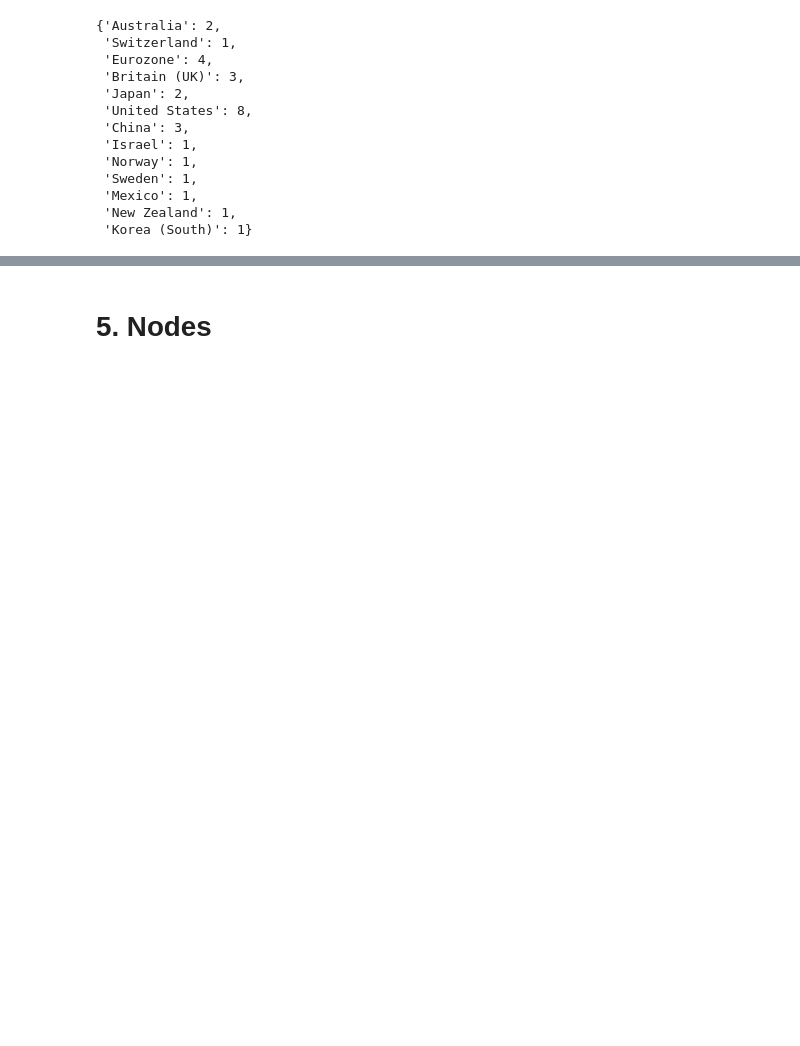
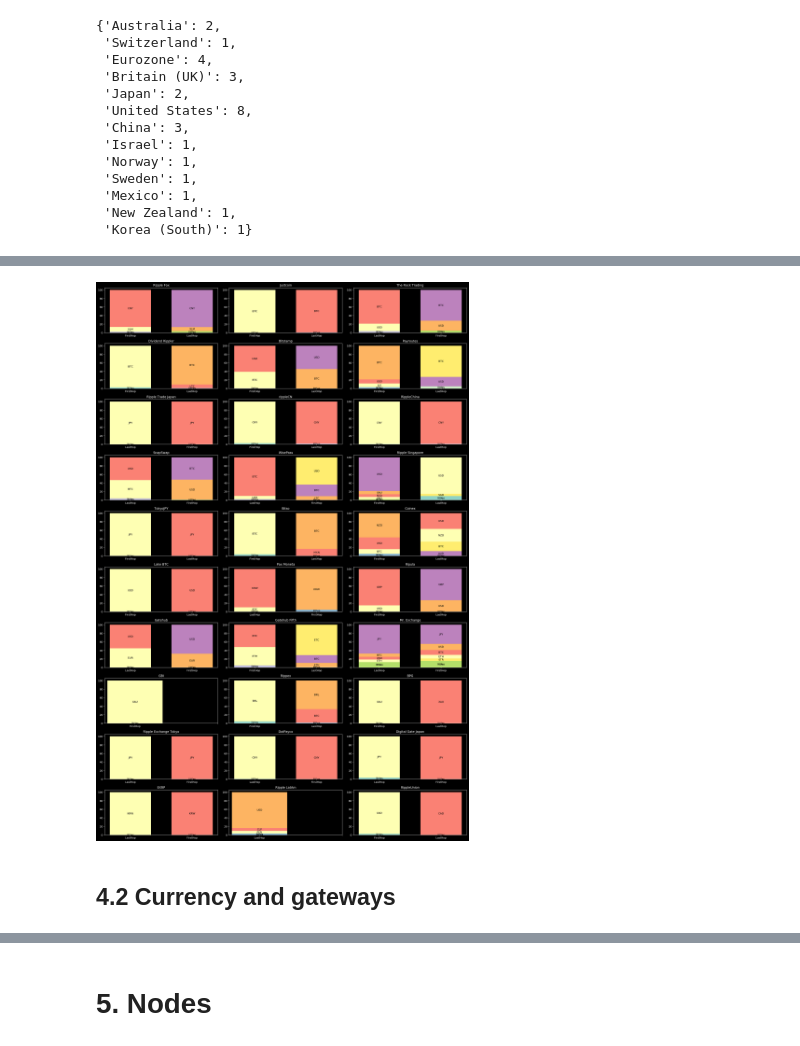
Before and after one commit to dedis/student_19_ripple-locality, a Jupyter notebook: ripple_analysis/notebooks/ripple_analysis.ipynb, the cells around one changed output, grey strips where cells are left out. Drawn from its saved outputs; the diff is of its cells as text; code cells hidden in the pictures; blank space fills up the shorter version.

```diff
--- a/ripple_analysis/ripple_analysis.ipynb
+++ b/ripple_analysis/notebooks/ripple_analysis.ipynb
@@ -934,0 +944,18 @@ country_to_nb_gateways
+# %%
+gateway_to_nb_txns_per_currency = collections.defaultdict(dict)
+
+for txn in tqdm(data):
+    if(txn['success'] == 'tesSUCCESS'):
+        if 'links' in txn.keys():
+            for link in txn['links']:
+                currency_link = link['currency']
+                if link['node2'] in gateways_address_to_name.keys(): #firsthop
+                    gateway_name = gateways_address_to_name[link['node2']]
+                    gateway_to_nb_txns_per_currency[gateway_name] = gateway_to_nb_txns_per_currency.get(gateway_name,{})
+                    gateway_to_nb_txns_per_currency[gateway_name]['FirstHop'] = gateway_to_nb_txns_per_currency[gateway_name].get('FirstHop',{})
+                    gateway_to_nb_txns_per_currency[gateway_name]['FirstHop'][currency_link] = gateway_to_nb_txns_per_currency[gateway_name]['FirstHop'].get(currency_link,0) + 1
+                elif link['node1'] in gateways_address_to_name.keys(): #lasthop
+                    gateway_name = gateways_address_to_name[link['node1']]
+                    gateway_to_nb_txns_per_currency[gateway_name] = gateway_to_nb_txns_per_currency.get(gateway_name,{})
+                    gateway_to_nb_txns_per_currency[gateway_name]['LastHop'] = gateway_to_nb_txns_per_currency[gateway_name].get('LastHop',{})
+                    gateway_to_nb_txns_per_currency[gateway_name]['LastHop'][currency_link] = gateway_to_nb_txns_per_currency[gateway_name]['LastHop'].get(currency_link,0) + 1
@@ -934,0 +964,39 @@ country_to_nb_gateways
+# %%
+plt.style.use('dark_background')
+fig, axes = plt.subplots(10, 3, constrained_layout=True,figsize=(20, 30))
+for i in range(0,10):
+    for j in range(0,3):
+
+        test = list(gateway_to_nb_txns_per_currency.values())[3*i+j]
+
+        w=0
+        for k,v in test.items():
+            sortedd = collections.OrderedDict(sorted(v.items(),key=operator.itemgetter(1),reverse = False))
+            total = sum(sortedd.values())
+            summ = 0
+            littles = 0
+            plotted_littles = False
+
+            for currency,count in sortedd.items():
+                bars = count/total*100
+                if bars < 5:
+                    littles+= bars
+                else:
+                    if(not plotted_littles):
+                        ploted_littles = True
+                        axes[i,j].bar(w,littles,width = 10)
+                        axes[i,j].text(w,littles*0.5,'littles',horizontalalignment='center',verticalalignment='center',color='black')
+                    axes[i,j].bar(w,bars,bottom = summ,width = 10)
+                    axes[i,j].text(w,summ+bars*0.5,currency,horizontalalignment='center',verticalalignment='center',color='black')
+
+                summ+= bars
+
+            w+= 15
+        axes[i,j].title.set_text(list(gateway_to_nb_txns_per_currency.keys())[3*i+j])
+        axes[i,j].set_xticks([0,15])
+        axes[i,j].set_xticklabels(list(gateway_to_nb_txns_per_currency.values())[3*i+j].keys())
+fig.savefig('First_last_hop_currencies_per_gateways.png')
+# %% [output]
+[figure, added]
+# %% [markdown]
+## 4.2 Currency and gateways
```
Also changed, not shown: parts of 4 cells of this notebook, 9 other files.
